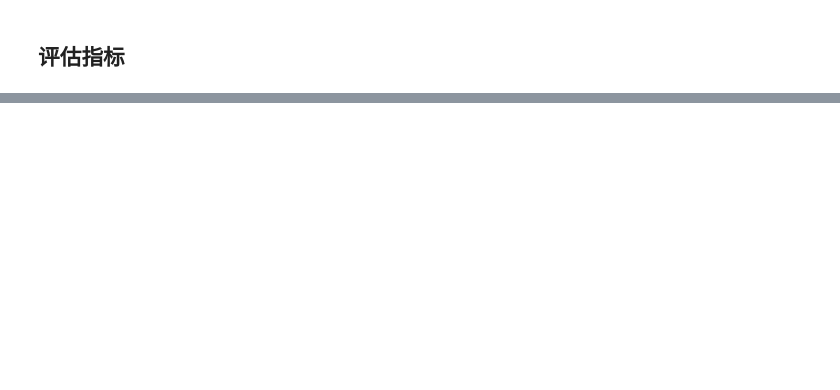
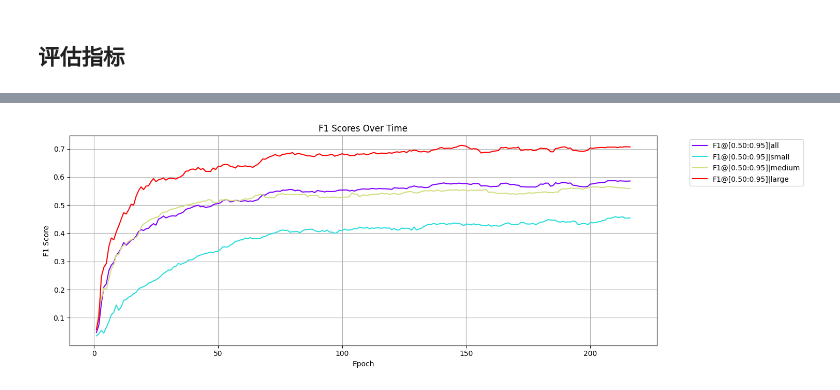
Before and after one commit to Rookie-WorkSpace/RT-DETR, a Jupyter notebook: rtdetr_pytorch/draw_log.ipynb, the cells around one changed output, grey strips where cells are left out. Drawn from its saved outputs; the diff is of its cells as text; code cells hidden in the pictures; blank space fills up the shorter version.

```diff
--- a/rtdetr_pytorch/draw_log.ipynb
+++ b/rtdetr_pytorch/draw_log.ipynb
@@ -160,0 +196,40 @@ plt.show()
+# %%
+# 为不同IoU阈值和区域计算F1分数
+f1_metrics = {
+    'F1@[0.50:0.95]|all': ('AP@[0.50:0.95]|all', 'AR@[0.50:0.95]|all|100'),
+    'F1@[0.50:0.95]|small': ('AP@[0.50:0.95]|small', 'AR@[0.50:0.95]|small'),
+    'F1@[0.50:0.95]|medium': ('AP@[0.50:0.95]|medium', 'AR@[0.50:0.95]|medium'),
+    'F1@[0.50:0.95]|large': ('AP@[0.50:0.95]|large', 'AR@[0.50:0.95]|large')
+}
+
+f1_values = {}
+f1_epochs = {}
+
+# 为每对指标计算F1分数
+for f1_name, (ap_metric, ar_metric) in f1_metrics.items():
+    ap_values = np.array(metric_values[ap_metric])
+    ar_values = np.array(metric_values[ar_metric])
+
+    # F1 = 2 * (精确率 * 召回率) / (精确率 + 召回率)
+    f1 = 2 * (ap_values * ar_values) / (ap_values + ar_values)
+
+    f1_values[f1_name] = f1
+    f1_epochs[f1_name] = list(range(1, len(f1) + 1))
+
+# 创建F1分数的图表
+plt.figure(figsize=(15, 5))
+
+colors = plt.cm.rainbow(np.linspace(0, 1, len(f1_metrics)))
+for (metric_name, _), color in zip(f1_metrics.items(), colors):
+    plt.plot(f1_epochs[metric_name], f1_values[metric_name], '-',
+             label=metric_name, color=color)
+
+plt.title('F1 Scores Over Time')
+plt.xlabel('Epoch')
+plt.ylabel('F1 Score')
+plt.grid(True)
+plt.legend(bbox_to_anchor=(1.05, 1), loc='upper left')
+plt.tight_layout()
+plt.show()
+# %% [output]
+[figure, added]
```
Also changed, not shown: parts of 6 cells of this notebook, 38 other files.
